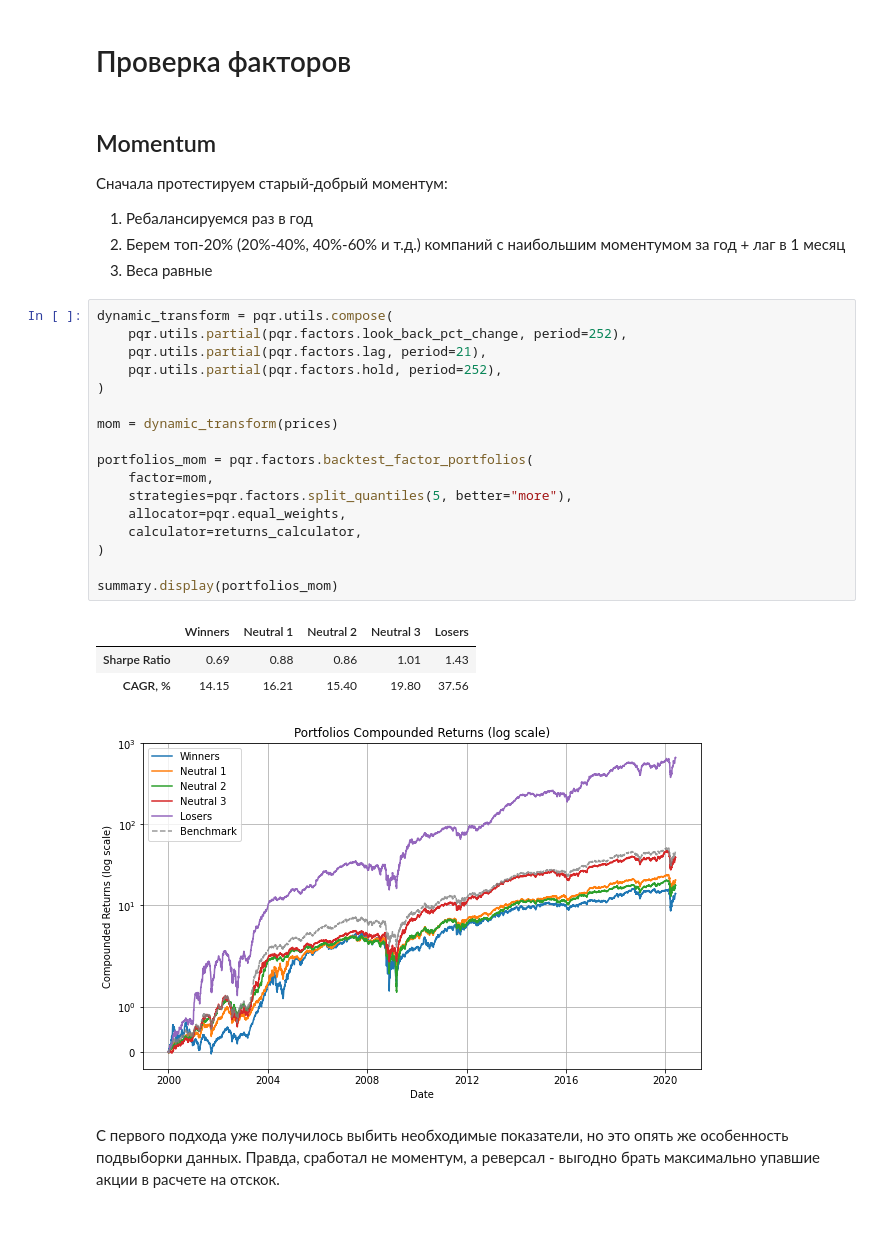
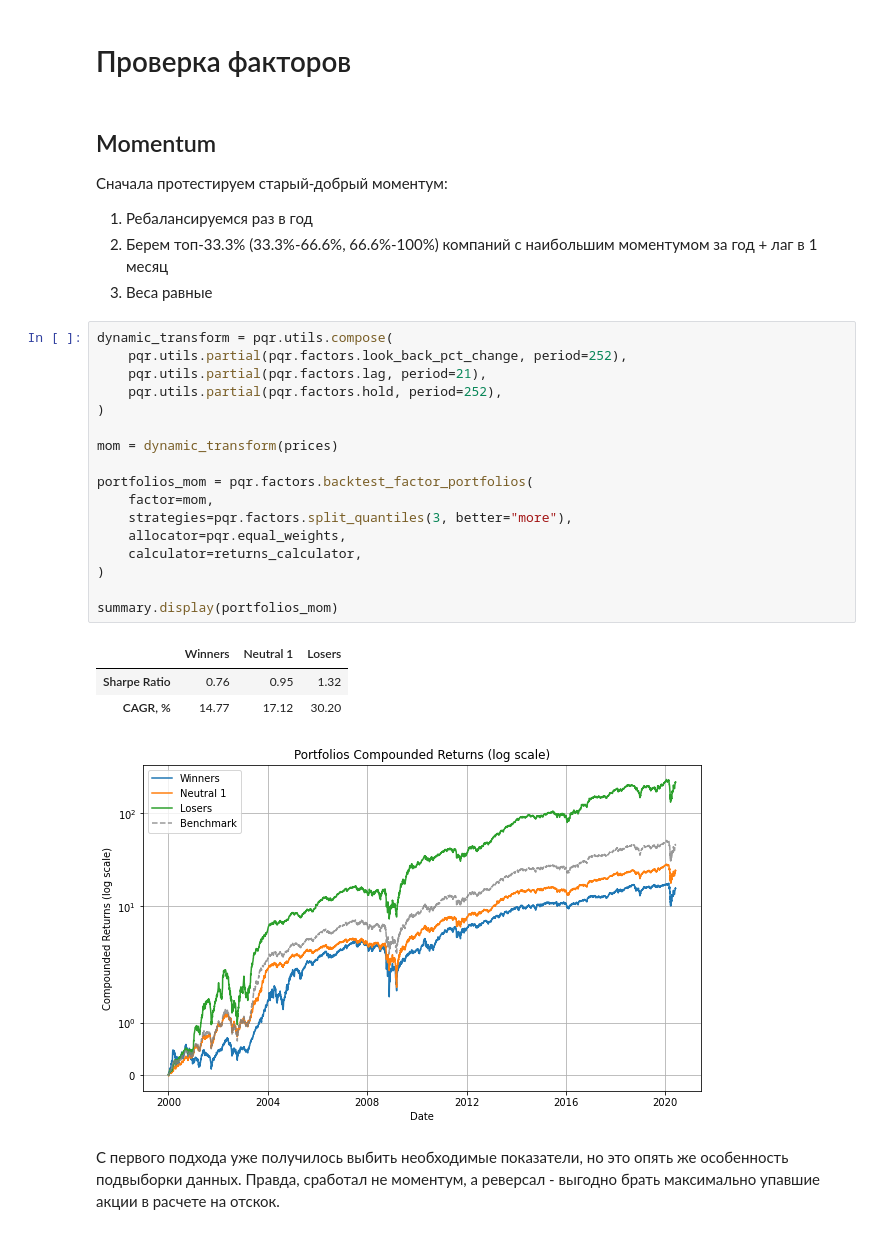
Before and after one commit to eura17/ff-case, a Jupyter notebook: task-2.ipynb, the cells around one changed output. Saved outputs shown, nothing was run; the diff lists cells and outputs as text.

```diff
--- a/task-2.ipynb
+++ b/task-2.ipynb
@@ -103,30 +103,30 @@ summary = pqr.metrics.Dashboard([table, fig])
 
 Сначала протестируем старый-добрый моментум:
 1. Ребалансируемся раз в год
-2. Берем топ-20% (20%-40%, 40%-60% и т.д.) компаний с наибольшим моментумом за год + лаг в 1 месяц
+2. Берем топ-33.3% (33.3%-66.6%, 66.6%-100%) компаний с наибольшим моментумом за год + лаг в 1 месяц
 3. Веса равные
 # %%
 dynamic_transform = pqr.utils.compose(
     pqr.utils.partial(pqr.factors.look_back_pct_change, period=252),
     pqr.utils.partial(pqr.factors.lag, period=21),
     pqr.utils.partial(pqr.factors.hold, period=252),
 )
 
 mom = dynamic_transform(prices)
 
 portfolios_mom = pqr.factors.backtest_factor_portfolios(
     factor=mom,
-    strategies=pqr.factors.split_quantiles(5, better="more"),
+    strategies=pqr.factors.split_quantiles(3, better="more"),
     allocator=pqr.equal_weights,
     calculator=returns_calculator,
 )
 
 summary.display(portfolios_mom)
 # %% [output]
-|  | Winners | Neutral 1 | Neutral 2 | Neutral 3 | Losers |
-| Sharpe Ratio | 0.69 | 0.88 | 0.86 | 1.01 | 1.43 |
-| CAGR, % | 14.15 | 16.21 | 15.40 | 19.80 | 37.56 |
+|  | Winners | Neutral 1 | Losers |
+| Sharpe Ratio | 0.76 | 0.95 | 1.32 |
+| CAGR, % | 14.77 | 17.12 | 30.20 |
-[figure, old version]
+[figure, new version]
 # %% [markdown]
 С первого подхода уже получилось выбить необходимые показатели, но это опять же особенность подвыборки данных. Правда, сработал не моментум, а реверсал - выгодно брать максимально упавшие акции в расчете на отскок.
 # %% [markdown]
```
Also changed, not shown: parts of 18 cells of this notebook.
